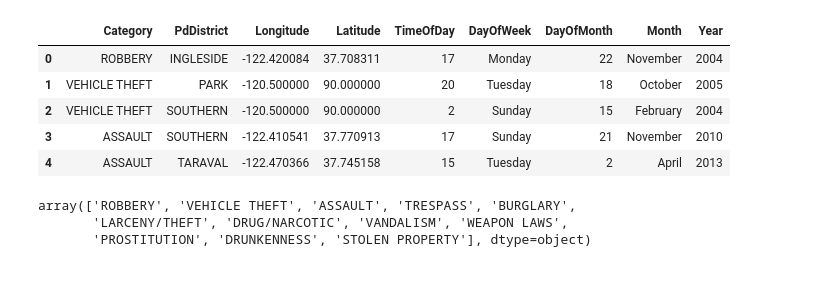
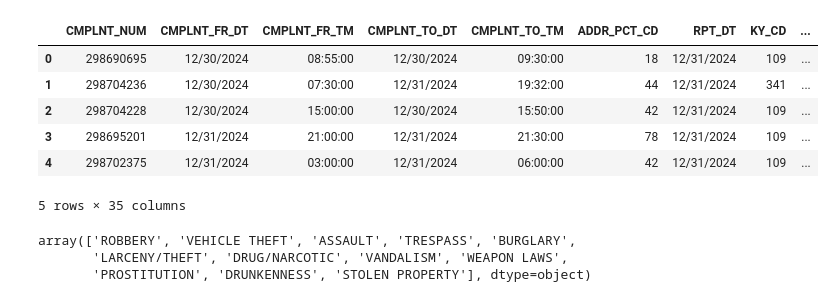
Before and after one commit to lccortes/final_project.github.io, a Jupyter notebook: notebooks/data_explore.ipynb, the cells around one changed output. Cells and saved outputs as stored; diff of their text form; code cells hidden in the pictures.

```diff
--- a/notebooks/data_explore.ipynb
+++ b/notebooks/data_explore.ipynb
@@ -13,15 +13,16 @@ from scipy.stats import probplot
 # %%
 # pandas
 # read data
-data = pd.read_csv("../data/merged_data_TA.csv")
+data = pd.read_csv("../data/NYPD_Complaint_Data_Historic.csv")
 data.head()
 # %% [output]
-|  | Category | PdDistrict | Longitude | Latitude | TimeOfDay | DayOfWeek | DayOfMonth | Month | Year |
-| 0 | ROBBERY | INGLESIDE | -122.420084 | 37.708311 | 17 | Monday | 22 | November | 2004 |
-| 1 | VEHICLE THEFT | PARK | -120.500000 | 90.000000 | 20 | Tuesday | 18 | October | 2005 |
-| 2 | VEHICLE THEFT | SOUTHERN | -120.500000 | 90.000000 | 2 | Sunday | 15 | February | 2004 |
-| 3 | ASSAULT | SOUTHERN | -122.410541 | 37.770913 | 17 | Sunday | 21 | November | 2010 |
-| 4 | ASSAULT | TARAVAL | -122.470366 | 37.745158 | 15 | Tuesday | 2 | April | 2013 |
+|  | CMPLNT_NUM | CMPLNT_FR_DT | CMPLNT_FR_TM | CMPLNT_TO_DT | CMPLNT_TO_TM | ADDR_PCT_CD | RPT_DT | KY_CD | ... |
+| 0 | 298690695 | 12/30/2024 | 08:55:00 | 12/30/2024 | 09:30:00 | 18 | 12/31/2024 | 109 | ... |
+| 1 | 298704236 | 12/30/2024 | 07:30:00 | 12/31/2024 | 19:32:00 | 44 | 12/31/2024 | 341 | ... |
+| 2 | 298704228 | 12/30/2024 | 15:00:00 | 12/30/2024 | 15:50:00 | 42 | 12/31/2024 | 109 | ... |
+| 3 | 298695201 | 12/31/2024 | 21:00:00 | 12/31/2024 | 21:30:00 | 78 | 12/31/2024 | 109 | ... |
+| 4 | 298702375 | 12/31/2024 | 03:00:00 | 12/31/2024 | 06:00:00 | 42 | 12/31/2024 | 109 | ... |
+5 rows × 35 columns
 # %%
 # check all disticnt categories
 data['Category'].unique()
```
Also changed, not shown: 7 other files.
